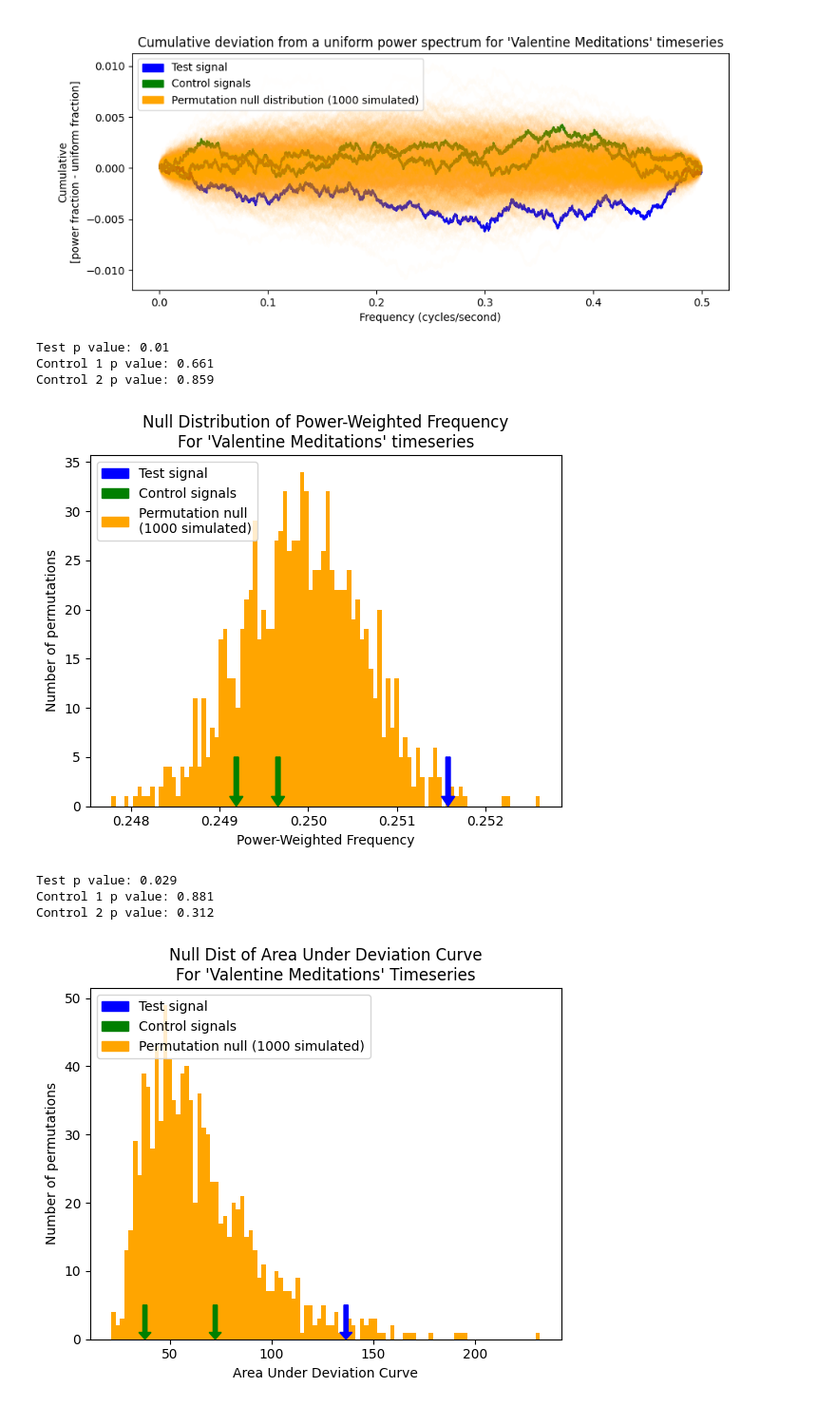
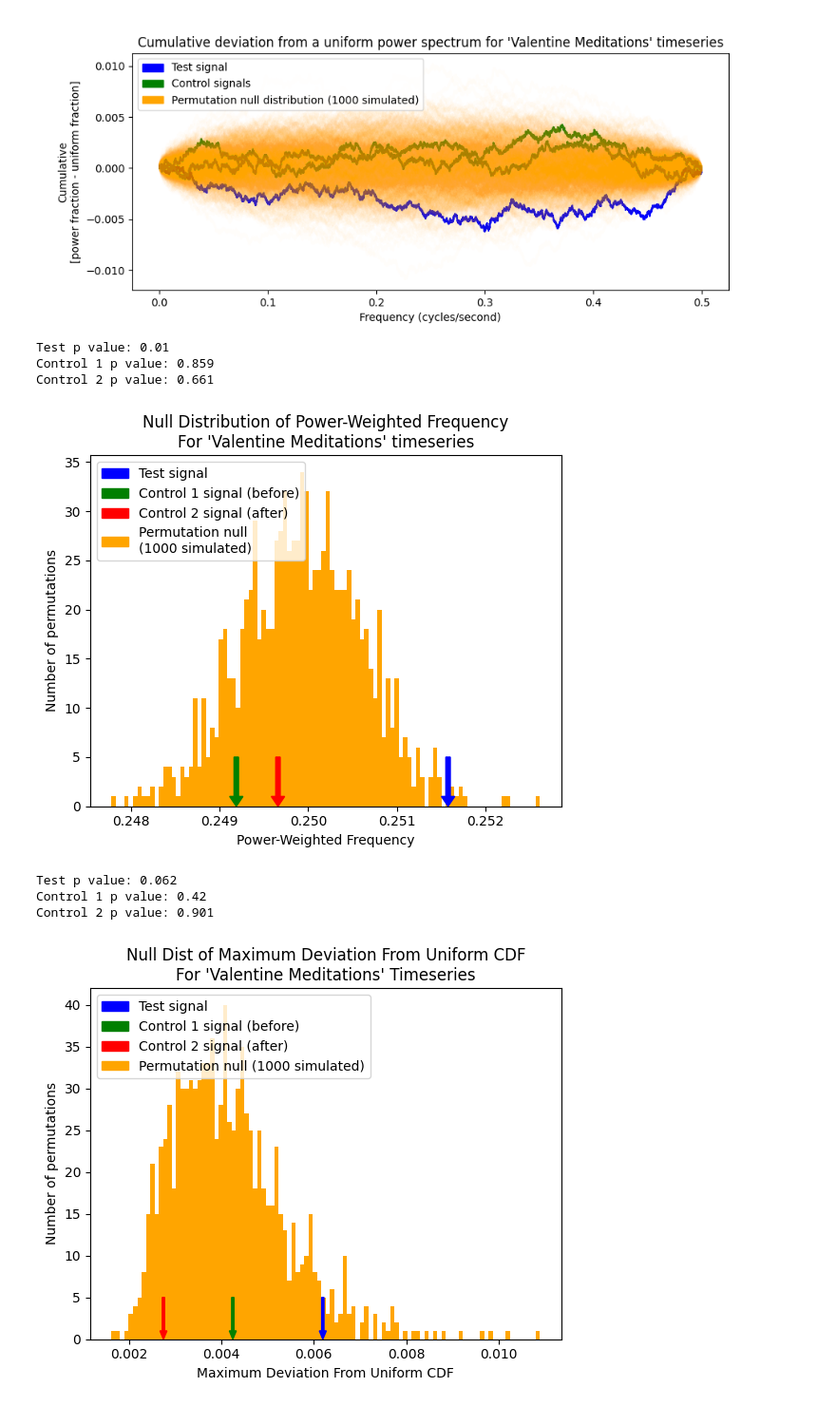
Before and after one commit to AvantiShri/gcp_analysis, a Jupyter notebook: Valentines2009_powerspectrum.ipynb, the cells around one changed output. Shown at 95% size. Saved outputs shown, nothing was run; the diff lists cells and outputs as text; code cells hidden in the pictures.

```diff
--- a/Valentines2009_powerspectrum.ipynb
+++ b/Valentines2009_powerspectrum.ipynb
@@ -57,8 +57,8 @@ Ingest the data and compute the chi-squared-minus-1 statistic for each second
 
 import pandas
 eggdata_test = pandas.read_csv("eggsummary/2009/basketdata-2009-02-14.csv", skiprows=8)
-eggdata_control1 = pandas.read_csv("eggsummary/2009/basketdata-2009-02-15.csv", skiprows=8)
-eggdata_control2 = pandas.read_csv("eggsummary/2009/basketdata-2009-02-13.csv", skiprows=8)
+eggdata_control1 = pandas.read_csv("eggsummary/2009/basketdata-2009-02-13.csv", skiprows=8)
+eggdata_control2 = pandas.read_csv("eggsummary/2009/basketdata-2009-02-15.csv", skiprows=8)
 # %%
 import numpy as np
 
@@ -249,11 +338,12 @@ plt.figure(num=1, clear=True)
 plt.hist(ef_permutetest_arr, bins=100, color="orange")
 plt.arrow(ef_test, 5, 0, -5, color="blue", head_length=1, length_includes_head=True, width=0.00005)
 plt.arrow(ef_control1, 5, 0, -5, color="green", head_length=1, length_includes_head=True, width=0.00005)
-plt.arrow(ef_control2, 5, 0, -5, color="green", head_length=1, length_includes_head=True, width=0.00005)
+plt.arrow(ef_control2, 5, 0, -5, color="red", head_length=1, length_includes_head=True, width=0.00005)
 plt.xlabel("Power-Weighted Frequency")
 plt.ylabel("Number of permutations")
 plt.legend(handles=[mpatches.Patch(color='blue', label='Test signal'),
-                    mpatches.Patch(color='green', label='Control signals'),
+                    mpatches.Patch(color='green', label='Control 1 signal (before)'),
+                    mpatches.Patch(color='red', label='Control 2 signal (after)'),
                     mpatches.Patch(color='orange', label='Permutation null\n(1000 simulated)')],
            loc="upper left")
 plt.title("Null Distribution of Power-Weighted Frequency\nFor 'Valentine Meditations' timeseries")
@@ -261,43 +351,44 @@ plt.title("Null Distribution of Power-Weighted Frequency\nFor 'Valentine Meditat
 plt.show()
 # %% [output]
 Test p value: 0.01
-Control 1 p value: 0.661
-Control 2 p value: 0.859
+Control 1 p value: 0.859
+Control 2 p value: 0.661
-[figure, old version]
+[figure, new version]
 # %%
 %matplotlib inline
-#test if the area under the "deviation from uniform CDF" curve is significant
-#audc = area under deviation curve
-audc_test = np.sum(np.abs(np.cumsum(rps_test - uniform_expectation)))
-audc_control1 = np.sum(np.abs(np.cumsum(rps_control1 - uniform_expectation)))
-audc_control2 = np.sum(np.abs(np.cumsum(rps_control2 - uniform_expectation)))
+#test if the area under the "maximum deviation from uniform CDF" curve is significant
+# (this was inspired by the KS test)
+maxd_test = np.max(np.abs(np.cumsum(rps_test - uniform_expectation)))
+maxd_control1 = np.max(np.abs(np.cumsum(rps_control1 - uniform_expectation)))
+maxd_control2 = np.max(np.abs(np.cumsum(rps_control2 - uniform_expectation)))
 
-audc_permutetest_arr = np.sum(np.abs(np.cumsum(rps_permutetest_2darr - uniform_expectation, axis=1)), axis=1);
+maxd_permutetest_arr = np.max(np.abs(np.cumsum(rps_permutetest_2darr - uniform_expectation, axis=1)), axis=1);
 
-pvalue_test = np.sum(audc_permutetest_arr >= audc_test)/len(audc_permutetest_arr)
-pvalue_control1 = np.sum(audc_permutetest_arr >= audc_control1)/len(audc_permutetest_arr)
-pvalue_control2 = np.sum(audc_permutetest_arr >= audc_control2)/len(audc_permutetest_arr)
+pvalue_test = np.sum(maxd_permutetest_arr >= maxd_test)/len(maxd_permutetest_arr)
+pvalue_control1 = np.sum(maxd_permutetest_arr >= maxd_control1)/len(maxd_permutetest_arr)
+pvalue_control2 = np.sum(maxd_permutetest_arr >= maxd_control2)/len(maxd_permutetest_arr)
 
 print("Test p value:",pvalue_test)
 print("Control 1 p value:",pvalue_control1)
 print("Control 2 p value:",pvalue_control2)
 
 plt.figure(num=1, clear=True)
-plt.hist(audc_permutetest_arr, bins=100, color="orange")
-plt.arrow(audc_test, 5, 0, -5, color="blue", head_length=1, length_includes_head=True, width=2)
-plt.arrow(audc_control1, 5, 0, -5, color="green", head_length=1, length_includes_head=True, width=2)
-plt.arrow(audc_control2, 5, 0, -5, color="green", head_length=1, length_includes_head=True, width=2)
-plt.xlabel("Area Under Deviation Curve")
+plt.hist(maxd_permutetest_arr, bins=100, color="orange")
+plt.arrow(maxd_test, 5, 0, -5, color="blue", head_length=1, length_includes_head=True, width=0.00005)
+plt.arrow(maxd_control1, 5, 0, -5, color="green", head_length=1, length_includes_head=True, width=0.00005)
+plt.arrow(maxd_control2, 5, 0, -5, color="red", head_length=1, length_includes_head=True, width=0.00005)
+plt.xlabel("Maximum Deviation From Uniform CDF")
 plt.ylabel("Number of permutations")
 plt.legend(handles=[mpatches.Patch(color='blue', label='Test signal'),
-                    mpatches.Patch(color='green', label='Control signals'),
+                    mpatches.Patch(color='green', label='Control 1 signal (before)'),
+                    mpatches.Patch(color='red', label='Control 2 signal (after)'),
                     mpatches.Patch(color='orange', label='Permutation null (1000 simulated)')],
            loc="upper left")
-plt.title("Null Dist of Area Under Deviation Curve\nFor 'Valentine Meditations' Timeseries")
+plt.title("Null Dist of Maximum Deviation From Uniform CDF\nFor 'Valentine Meditations' Timeseries")
 
 plt.show()
 # %% [output]
-Test p value: 0.029
-Control 1 p value: 0.881
-Control 2 p value: 0.312
+Test p value: 0.062
+Control 1 p value: 0.42
+Control 2 p value: 0.901
-[figure, old version]
+[figure, new version]
```
Also changed, not shown: parts of 8 cells of this notebook.
